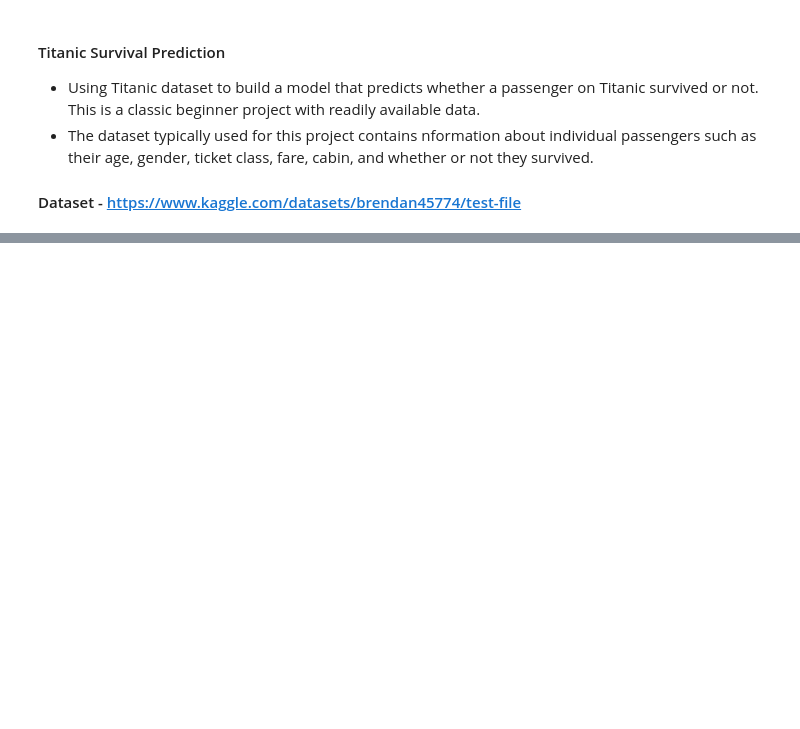
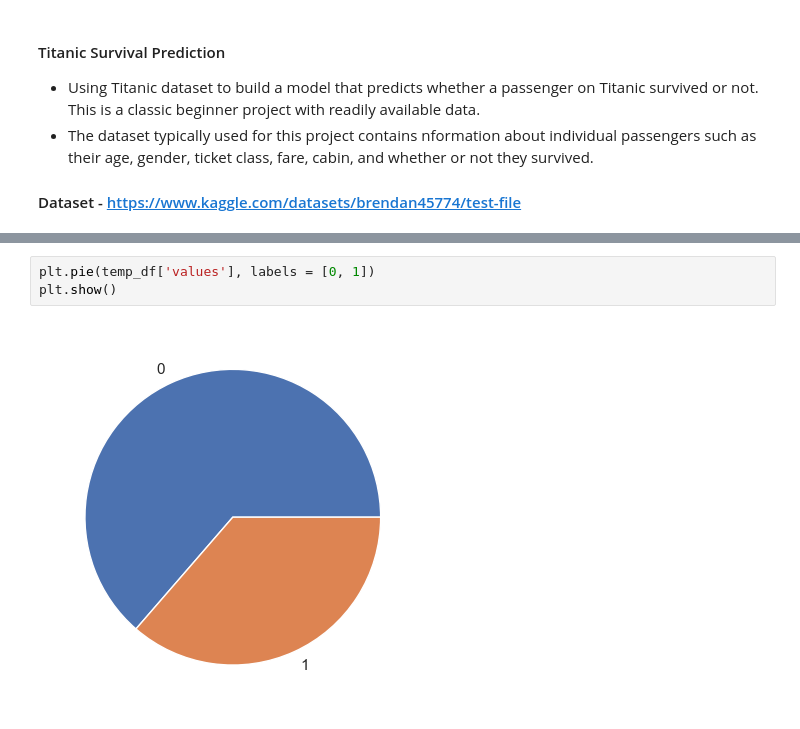
Before and after one commit to younusmohamed77/CodSoft, a Jupyter notebook: 01_Titanic Survival Prediction.ipynb, the cells around one changed output, grey strips where cells are left out. Saved outputs shown, nothing was run; the diff lists cells and outputs as text; blank space fills up the shorter version.

```diff
--- a/01_Titanic Survival Prediction.ipynb
+++ b/01_Titanic Survival Prediction.ipynb
@@ -53,0 +145,5 @@ titanic_df.head()
+# %%
+plt.pie(temp_df['values'], labels = [0, 1])
+plt.show()
+# %% [output]
+[figure, added]
```
Also changed, not shown: parts of 56 cells of this notebook.
